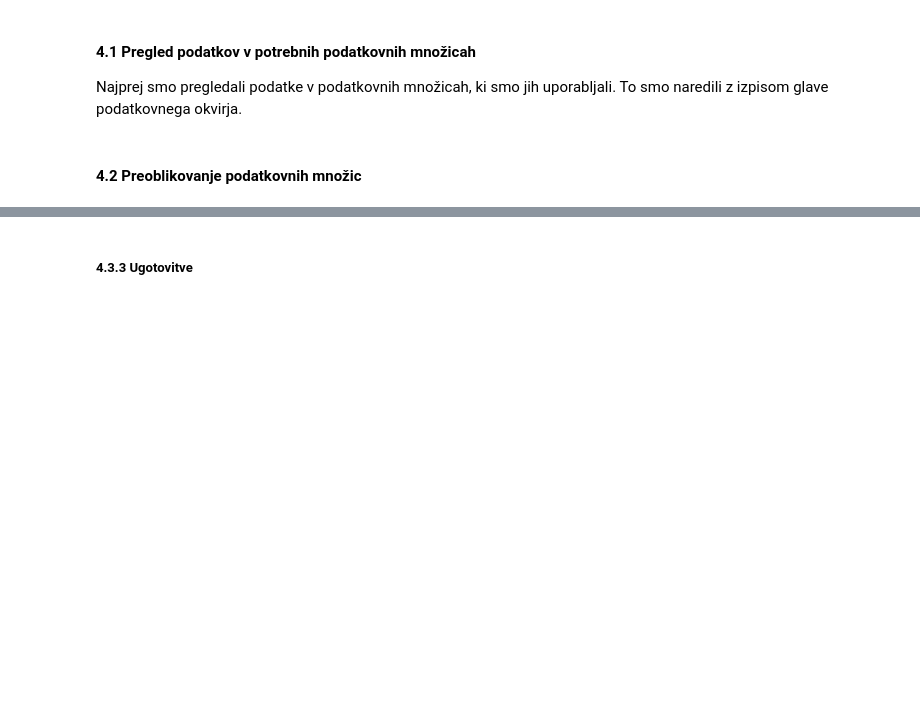
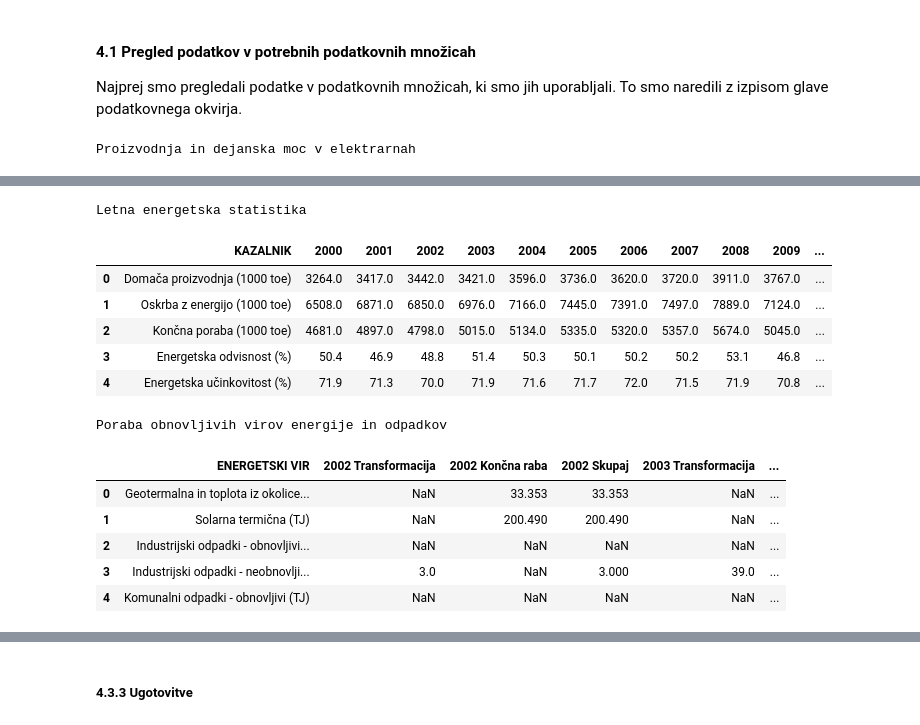
Before and after one commit to cugalord/PR21_NVZ-LS-BK-NZ, a Jupyter notebook: src/energy_production_analysis.ipynb, the cells around one changed output, grey strips where cells are left out. Cells and saved outputs as stored; diff of their text form; code cells hidden in the pictures; blank space fills up the shorter version.

```diff
--- a/src/energy_production_analysis.ipynb
+++ b/src/energy_production_analysis.ipynb
@@ -6,5 +6,18 @@
 #### 4.1 Pregled podatkov v potrebnih podatkovnih množicah
 
 Najprej smo pregledali podatke v podatkovnih množicah, ki smo jih uporabljali. To smo naredili z izpisom glave podatkovnega okvirja.
-# %% [markdown]
-#### 4.2 Preoblikovanje podatkovnih množic
+# %%
+from reading import data_extraction as de
+import matplotlib.pyplot as plt
+import numpy as np
+import pandas as pd
+import misc_utils as mu
+
+energy_production = de.read('../data/Proizvodnja in dejanska moc v elektrarnah.csv')
+energy_statistics = de.read('../data/Letna energetska statistika.csv')
+renewable_sources = de.read('../data/Poraba obnovljivih virov energije in odpadkov.csv')
+
+mu.display_side_by_side(energy_production.head(), energy_statistics.head(), renewable_sources.head(),
+                        titles=['Proizvodnja in dejanska moc v elektrarnah', 'Letna energetska statistika', 'Poraba obnovljivih virov energije in odpadkov'])
+# %% [output]
+Proizvodnja in dejanska moc v elektrarnah
@@ -10,0 +30,14 @@ Najprej smo pregledali podatke v podatkovnih množicah, ki smo jih uporabljali.
+Letna energetska statistika
+|  | KAZALNIK | 2000 | 2001 | 2002 | 2003 | 2004 | 2005 | 2006 | 2007 | 2008 | 2009 | ... |
+| 0 | Domača proizvodnja (1000 toe) | 3264.0 | 3417.0 | 3442.0 | 3421.0 | 3596.0 | 3736.0 | 3620.0 | 3720.0 | 3911.0 | 3767.0 | ... |
+| 1 | Oskrba z energijo (1000 toe) | 6508.0 | 6871.0 | 6850.0 | 6976.0 | 7166.0 | 7445.0 | 7391.0 | 7497.0 | 7889.0 | 7124.0 | ... |
+| 2 | Končna poraba (1000 toe) | 4681.0 | 4897.0 | 4798.0 | 5015.0 | 5134.0 | 5335.0 | 5320.0 | 5357.0 | 5674.0 | 5045.0 | ... |
+| 3 | Energetska odvisnost (%) | 50.4 | 46.9 | 48.8 | 51.4 | 50.3 | 50.1 | 50.2 | 50.2 | 53.1 | 46.8 | ... |
+| 4 | Energetska učinkovitost (%) | 71.9 | 71.3 | 70.0 | 71.9 | 71.6 | 71.7 | 72.0 | 71.5 | 71.9 | 70.8 | ... |
+Poraba obnovljivih virov energije in odpadkov
+|  | ENERGETSKI VIR | 2002 Transformacija | 2002 Končna raba | 2002 Skupaj | 2003 Transformacija | ... |
+| 0 | Geotermalna in toplota iz okolice... | NaN | 33.353 | 33.353 | NaN | ... |
+| 1 | Solarna termična (TJ) | NaN | 200.490 | 200.490 | NaN | ... |
+| 2 | Industrijski odpadki - obnovljivi... | NaN | NaN | NaN | NaN | ... |
+| 3 | Industrijski odpadki - neobnovlji... | 3.0 | NaN | 3.000 | 39.0 | ... |
+| 4 | Komunalni odpadki - obnovljivi (TJ) | NaN | NaN | NaN | NaN | ... |
```
Also changed, not shown: parts of 19 cells of this notebook, 1 other file.
